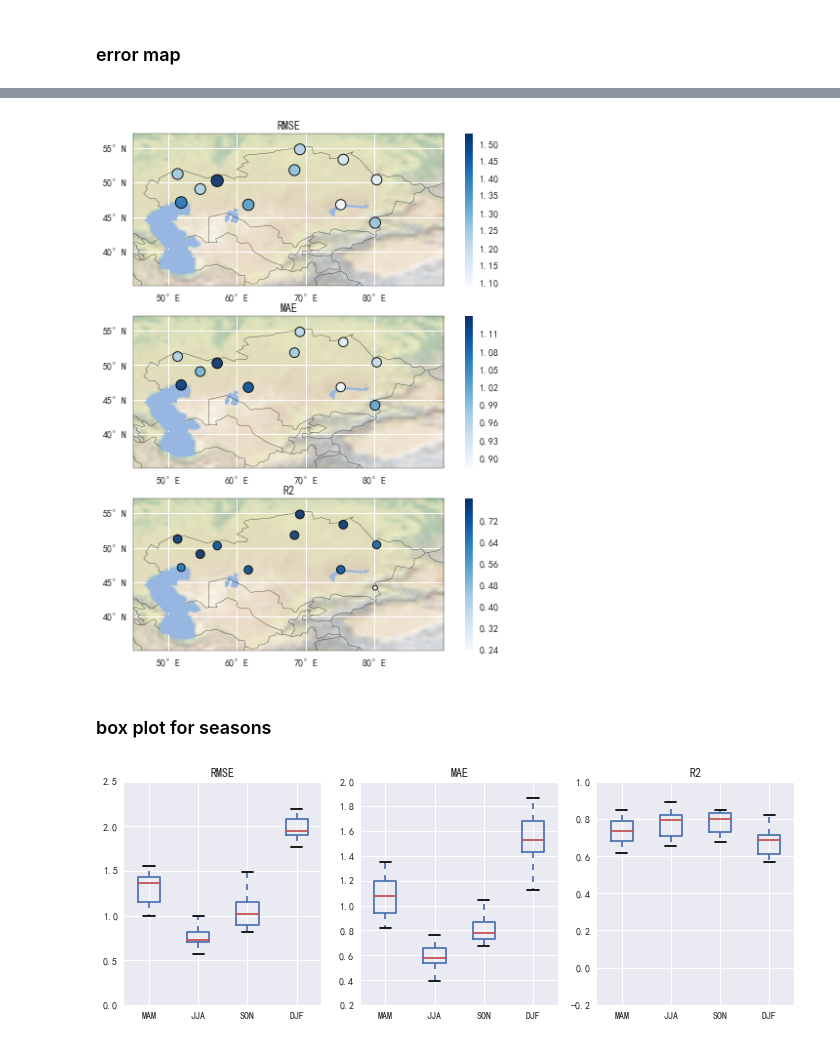
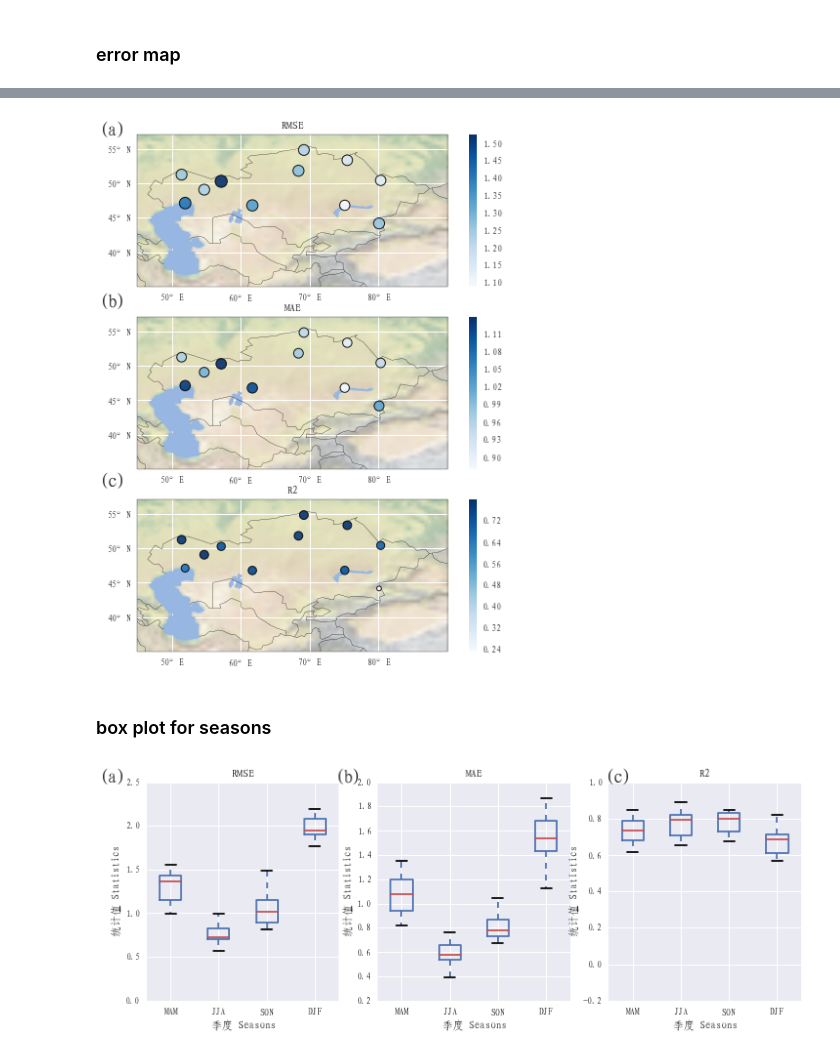
Before and after one commit to Yafei777/Climate-Downscaling, a Jupyter notebook: KZ_paper/KZ_downscaling_code/气候模式统计降尺度评估软件V1.0制图部分.ipynb, the cells around one changed output, grey strips where cells are left out. Saved outputs shown, nothing was run; the diff lists cells and outputs as text; code cells hidden in the pictures.

```diff
--- a/KZ_paper/KZ_downscaling_code/气候模式统计降尺度评估软件V1.0制图部分.ipynb
+++ b/KZ_paper/KZ_downscaling_code/气候模式统计降尺度评估软件V1.0制图部分.ipynb
@@ -13,7 +13,7 @@ reload(sys)
 sys.setdefaultencoding('utf-8')
 
 import matplotlib as mpl
-mpl.rcParams['font.sans-serif'] = ['FangSong'] #指定默认字体
+mpl.rcParams['font.sans-serif'] = ['FangSong_GB2312'] #指定默认字体
 mpl.rcParams['axes.unicode_minus'] = False # 解决保存图像是负号'-'显示为方块的问题
 # sns.axes_style()，可以看到是否成功设定字体为微软雅黑。
 # %% [markdown]
@@ -423,5 +440,6 @@ def plot_ts(predicted_values, ax,TRAIN_TEST='test',STATION_NAME=False):
     ax.set_xlim([1,12])
     ax.set_xticks(range(1,13))
     ax.set_xticklabels(['Jan.', 'Feb.', 'Mar.', 'Apr.', 'May.', 'Jun.', 'Jul.', 'Aug.', 'Sep.', 'Oct.', 'Nov.', 'Dec.'],rotation=45)
-
+    ax.set_xlabel('月份 Month')
+    ax.set_ylabel('温度 Temperature (℃)')
     ax.legend(loc='best')
@@ -438,0 +446,29 @@ plt.savefig('哈图五.png',dpi=500)
+# %%
+fig, axes = plt.subplots(4,3, figsize=(12,12))
+fig.subplots_adjust(hspace=0.5)
+axes = axes.flatten()
+
+denote = 'abcdefghijkl'
+for i,station in enumerate(list(set(predicted_values.STATION_NAME.values))):
+    plot_ts(predicted_values, axes[i],TRAIN_TEST='test',STATION_NAME=station)
+
+plot_ts(predicted_values, axes[-1],TRAIN_TEST='test')
+
+plt.text(-24.5,245,'('+denote[0]+')',fontsize=20)
+plt.text(-11.5,245,'('+denote[1]+')',fontsize=20)
+plt.text(1.5,245,'('+denote[2]+')',fontsize=20)
+
+plt.text(-24.5,170,'('+denote[3]+')',fontsize=20)
+plt.text(-11.5,170,'('+denote[4]+')',fontsize=20)
+plt.text(1.5,170,'('+denote[5]+')',fontsize=20)
+
+plt.text(-24.5,95,'('+denote[6]+')',fontsize=20)
+plt.text(-11.5,95,'('+denote[7]+')',fontsize=20)
+plt.text(1.5,95,'('+denote[8]+')',fontsize=20)
+
+plt.text(-24.5,20,'('+denote[9]+')',fontsize=20)
+plt.text(-11.5,20,'('+denote[10]+')',fontsize=20)
+plt.text(1.5,20,'('+denote[11]+')',fontsize=20)
+
+
+plt.savefig('哈图五.png',dpi=1000)
@@ -519,9 +557,12 @@ fig = plt.figure(figsize=(8,9.5))
 for j,metric in enumerate(['RMSE','MAE','R2']):
     plot_metrics_map(metrics_result,fig,plt.subplot(3,1,j+1,projection=ccrs.PlateCarree()), METRIC=metric)
 
-plt.savefig('哈图六.png',dpi=500)
+plt.text(40,110, '(a)', fontsize=20)
+plt.text(40,85, '(b)', fontsize=20)
+plt.text(40,59, '(c)', fontsize=20)
+plt.savefig('哈图六.png',dpi=1000)
 # %% [output]
-[figure, old version]
+[figure, new version]
 # %% [markdown]
 ### box plot for seasons
 # %%
@@ -538,15 +579,21 @@ def plot_season_metrics(metrics_result, ax, METRIC='RMSE'):
     metrics_result['SEASON'] = metrics_result['MONTH'].map(month_to_season_dct)
     metrics_result = metrics_result.groupby(['SEASON','STATION_NAME'])[METRIC+'_test'].mean().unstack('SEASON')
     metrics_result.reindex(columns=['MAM','JJA','SON','DJF']).plot(ax=ax,kind='box',title=METRIC)
+    ax.set_xlabel('季度 Seasons')
+    ax.set_ylabel('统计值 Statistics')
 # %%
 fig,axes = plt.subplots(1,3,figsize=(12,4))
 
 for i,metric in enumerate(['RMSE','MAE','R2']):
     plot_season_metrics(metrics_result, axes[i], METRIC=metric)
 
-plt.savefig('哈图七.png',dpi=300)
+plt.text(-10,1, '(a)', fontsize=20)
+plt.text(-5.1,1, '(b)', fontsize=20)
+plt.text(0.5,1, '(c)', fontsize=20)
+
+plt.savefig('哈图七.png',dpi=1000)
 # %% [output]
-[figure, old version]
+[figure, new version]
 # %%
 coefs = pd.read_pickle('coefs.pkl')
 # %%
```
Also changed, not shown: parts of 15 cells of this notebook, 3 other files.
